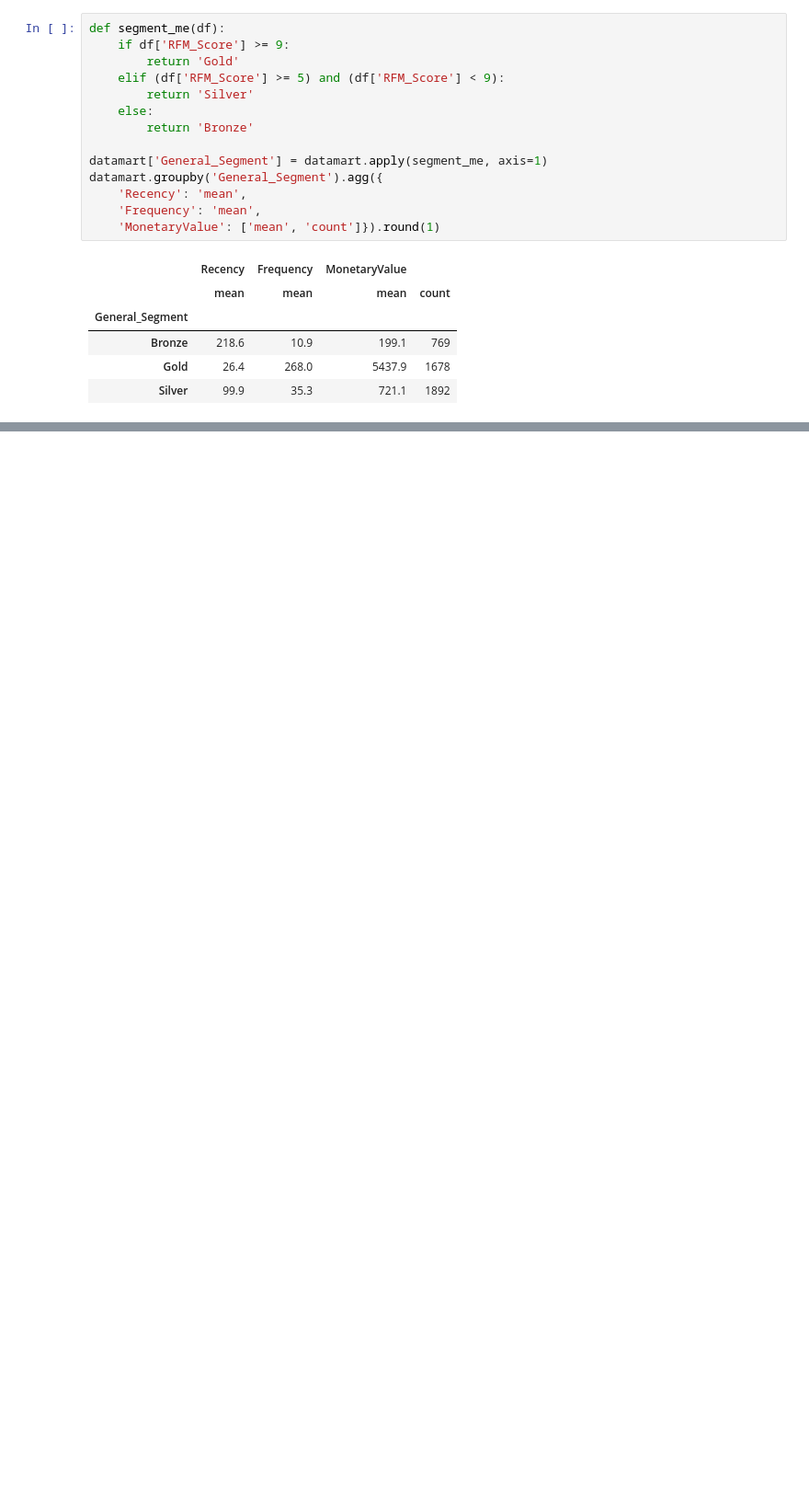
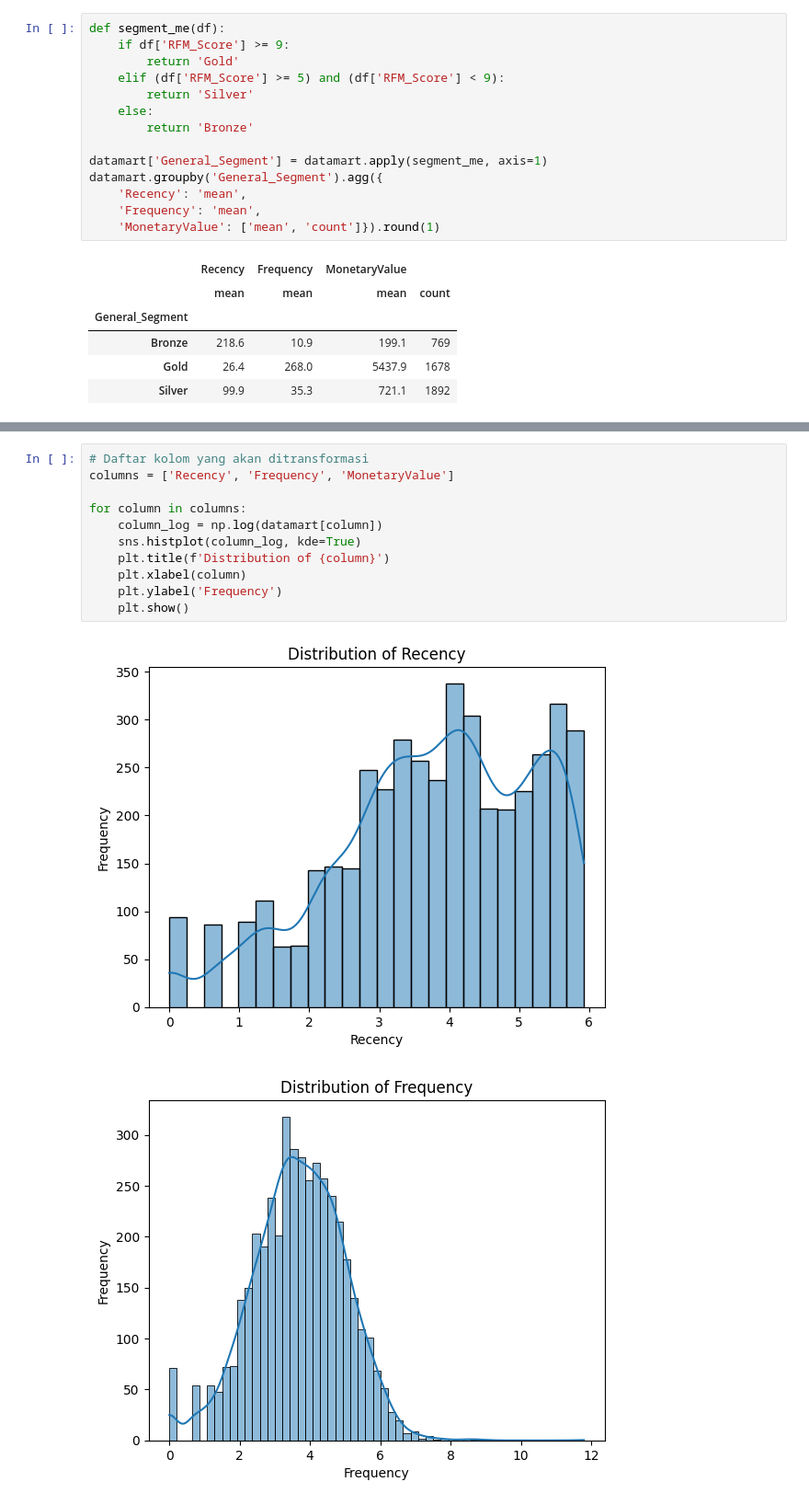
Before and after one commit to sandys-ss/RFM-Analysis, a Jupyter notebook: rfm.ipynb, the cells around one changed output, grey strips where cells are left out. Shown: that part at 92% size. Saved outputs shown, nothing was run; the diff lists cells and outputs as text; blank space fills up the shorter version.

```diff
--- a/rfm.ipynb
+++ b/rfm.ipynb
@@ -349,0 +372,14 @@ datamart.groupby('General_Segment').agg({
+# %%
+# Daftar kolom yang akan ditransformasi
+columns = ['Recency', 'Frequency', 'MonetaryValue']
+
+for column in columns:
+    column_log = np.log(datamart[column])
+    sns.histplot(column_log, kde=True)
+    plt.title(f'Distribution of {column}')
+    plt.xlabel(column)
+    plt.ylabel('Frequency')
+    plt.show()
+# %% [output]
+[figure, added]
+[figure, added]
```
Also changed, not shown: parts of 14 cells of this notebook.
